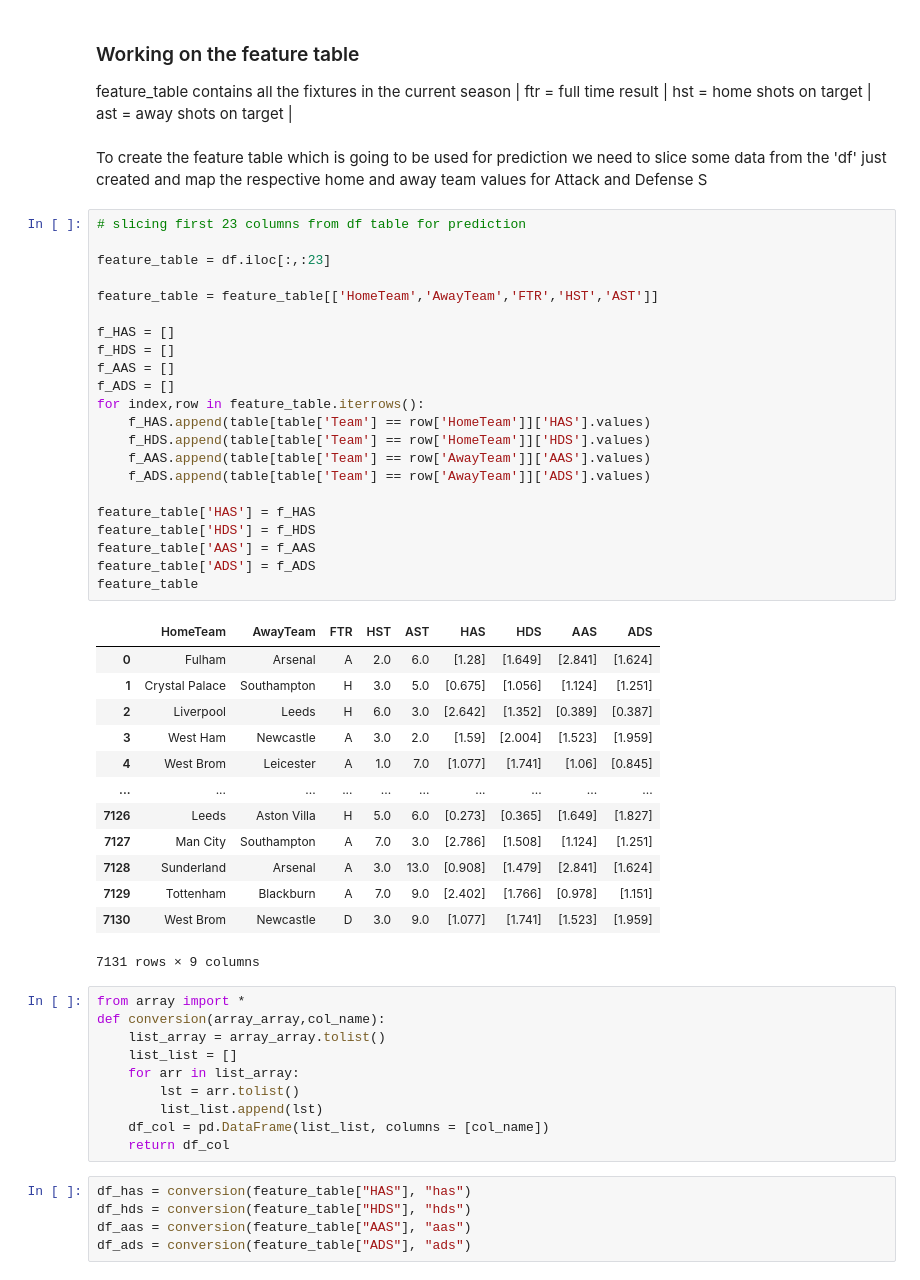
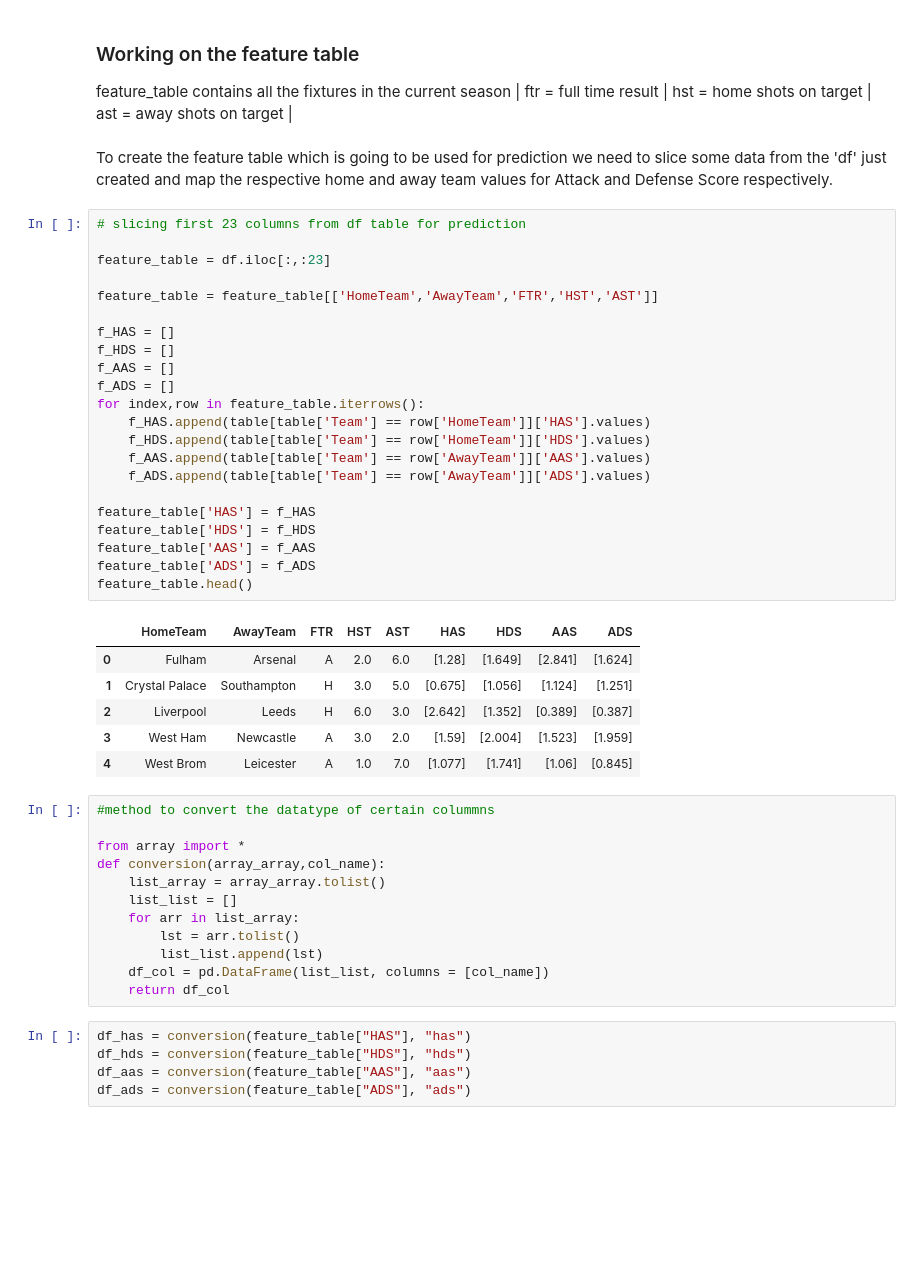
Before and after one commit to saylibhavsar/Football-Data-Analysis, a Jupyter notebook: scraping.ipynb, the cells around one changed output. Cells and saved outputs as stored; diff of their text form; blank space fills up the shorter version.

```diff
--- a/scraping.ipynb
+++ b/scraping.ipynb
@@ -226,44 +226,39 @@ ftr = full time result |
 hst = home shots on target |
 ast = away shots on target |
 # %% [markdown]
-To create the feature table which is going to be used for prediction we need to slice some data from the 'df' just created and map the respective home and away team values for Attack and Defense S
+To create the feature table which is going to be used for prediction we need to slice some data from the 'df' just created and map the respective home and away team values for Attack and Defense Score respectively.
 # %%
 # slicing first 23 columns from df table for prediction
 
 feature_table = df.iloc[:,:23]
 
 feature_table = feature_table[['HomeTeam','AwayTeam','FTR','HST','AST']]
 
 f_HAS = []
 f_HDS = []
 f_AAS = []
 f_ADS = []
 for index,row in feature_table.iterrows():
     f_HAS.append(table[table['Team'] == row['HomeTeam']]['HAS'].values)
     f_HDS.append(table[table['Team'] == row['HomeTeam']]['HDS'].values)
     f_AAS.append(table[table['Team'] == row['AwayTeam']]['AAS'].values)
     f_ADS.append(table[table['Team'] == row['AwayTeam']]['ADS'].values)
 
 feature_table['HAS'] = f_HAS
 feature_table['HDS'] = f_HDS
 feature_table['AAS'] = f_AAS
 feature_table['ADS'] = f_ADS
-feature_table
+feature_table.head()
 # %% [output]
 |  | HomeTeam | AwayTeam | FTR | HST | AST | HAS | HDS | AAS | ADS |
 | 0 | Fulham | Arsenal | A | 2.0 | 6.0 | [1.28] | [1.649] | [2.841] | [1.624] |
 | 1 | Crystal Palace | Southampton | H | 3.0 | 5.0 | [0.675] | [1.056] | [1.124] | [1.251] |
 | 2 | Liverpool | Leeds | H | 6.0 | 3.0 | [2.642] | [1.352] | [0.389] | [0.387] |
 | 3 | West Ham | Newcastle | A | 3.0 | 2.0 | [1.59] | [2.004] | [1.523] | [1.959] |
 | 4 | West Brom | Leicester | A | 1.0 | 7.0 | [1.077] | [1.741] | [1.06] | [0.845] |
-| ... | ... | ... | ... | ... | ... | ... | ... | ... | ... |
-| 7126 | Leeds | Aston Villa | H | 5.0 | 6.0 | [0.273] | [0.365] | [1.649] | [1.827] |
-| 7127 | Man City | Southampton | A | 7.0 | 3.0 | [2.786] | [1.508] | [1.124] | [1.251] |
-| 7128 | Sunderland | Arsenal | A | 3.0 | 13.0 | [0.908] | [1.479] | [2.841] | [1.624] |
-| 7129 | Tottenham | Blackburn | A | 7.0 | 9.0 | [2.402] | [1.766] | [0.978] | [1.151] |
-| 7130 | West Brom | Newcastle | D | 3.0 | 9.0 | [1.077] | [1.741] | [1.523] | [1.959] |
-7131 rows × 9 columns
 # %%
+#method to convert the datatype of certain colummns
+
 from array import *
 def conversion(array_array,col_name):
     list_array = array_array.tolist()
```
Also changed, not shown: parts of 4 cells of this notebook, 1 other file.
